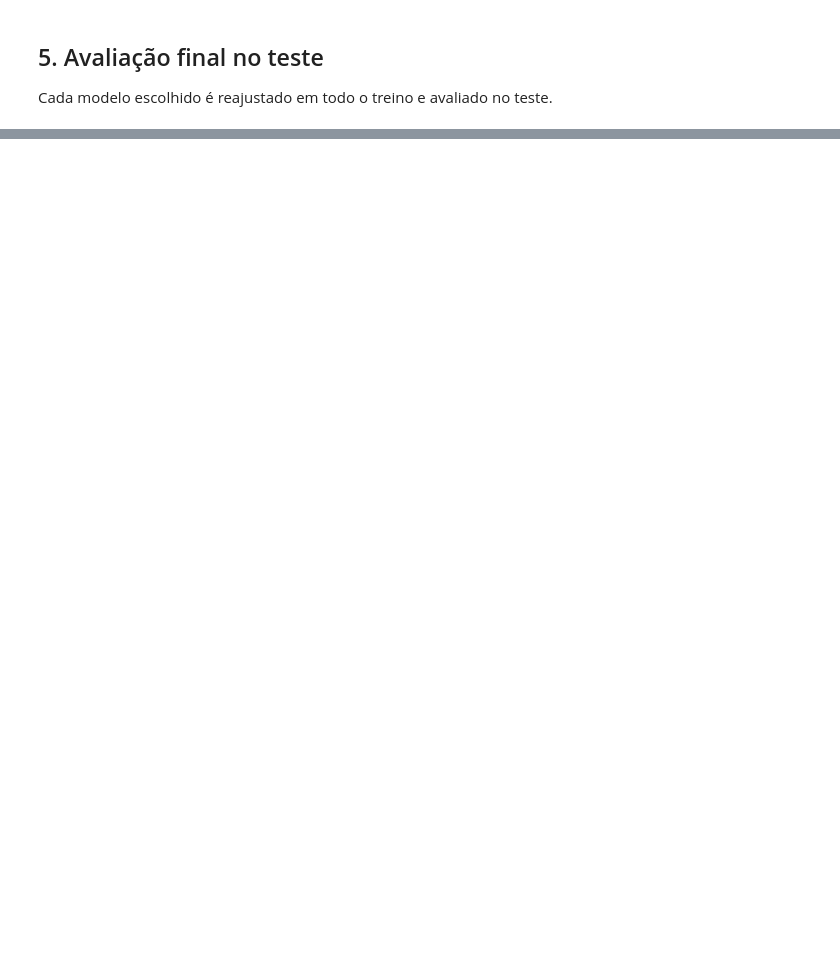
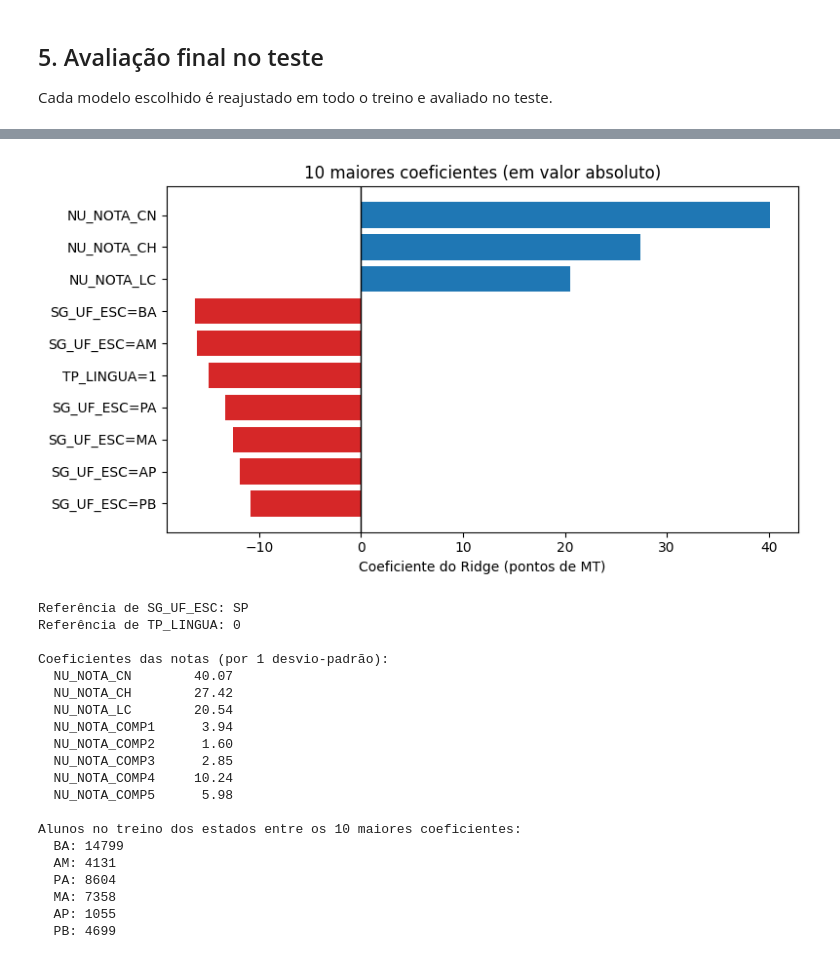
Before and after one commit to Machine-Learning-AV2/Pipeline_MachineLearning_AV2, a Jupyter notebook: regressão/regressao.ipynb, the cells around one changed output, grey strips where cells are left out. Saved outputs shown, nothing was run; the diff lists cells and outputs as text; code cells hidden in the pictures; blank space fills up the shorter version.

```diff
--- a/regressão/regressao.ipynb
+++ b/regressão/regressao.ipynb
@@ -348,19 +341,0 @@ No Lasso, a penalidade L1 pode zerar coeficientes, o que funciona como uma sele
-# %%
-coef = models["Ridge"].model.coeficientes[1:]   # models["Ridge"] is the Scaled wrapper and .model is the Ridge inside it; coeficientes[0] is the intercept, the others follow the order of feature_names
-print("10 largest coefficients (in absolute value):")
-for i in np.argsort(-np.abs(coef))[:10]: # indices of the coefficients sorted by decreasing absolute value; [:10] keeps the first 10
-	print(f"  {feature_names[i]:38s} {coef[i]:8.2f}")
-
-lasso_coef = models["Lasso"].model.coeficientes[1:]
-# lasso_coef == 0 is a boolean array, and np.sum counts the True values (True counts as 1)
-print(f"\nLasso: {np.sum(lasso_coef == 0)} of {lasso_coef.size} coefficients are exactly zero")
-for i in np.flatnonzero(lasso_coef == 0): # np.flatnonzero returns the indices of the True elements
-	print(f"  {feature_names[i]}")
-
-# Coefficients set to zero by the Lasso for each alpha, fitting on the whole training set (only to interpret, the choice of alpha was made above)
-is_state = np.array([name.startswith("SG_UF_ESC=") for name in feature_names]) # True for the columns that are state dummies
-print()
-print(f"Lasso: coefficients exactly zero, out of {len(feature_names)} ({is_state.sum()} of them are state dummies)")
-for a in (C_1, C_2, C_3, C_4, C_5, C_6):
-	zero = with_scaling(Lasso)(a).fit(X_train, ytr).model.coeficientes[1:] == 0
-	print(f"  alpha={a:<4} {zero.sum():2d} zeros, {zero[is_state].sum():2d} of them state dummies") # zero[is_state] keeps only the positions where is_state is True; :<4 aligns the text to the left in 4 characters
@@ -390,0 +385,51 @@ for a in (C_1, C_2, C_3, C_4, C_5, C_6):
+# %%
+ridge_coef = models["Ridge"].model.coeficientes[1:]       # [0] is the intercept
+top = np.argsort(-np.abs(ridge_coef))[:10][::-1]          # 10 largest in absolute value; reversed so the largest is drawn on top
+
+fig, ax = plt.subplots(figsize=(8, 4.5))
+ax.barh([feature_names[i] for i in top], ridge_coef[top],
+        color=["tab:blue" if ridge_coef[i] > 0 else "tab:red" for i in top])
+ax.axvline(0, color="k", lw=1)
+ax.set_xlabel("Coeficiente do Ridge (pontos de MT)")
+ax.set_title("10 maiores coeficientes (em valor absoluto)")
+plt.tight_layout()
+plt.show()
+
+# reference category of each variable (the most frequent in the training set)
+for c in Categorical:
+    values, counts = np.unique(get_column(train, c), return_counts=True)
+    print(f"Referência de {c}: {values[np.argmax(counts)]}")
+
+print("\nCoeficientes das notas (por 1 desvio-padrão):")
+for name, c in zip(Numeric, ridge_coef[:len(Numeric)]):
+    print(f"  {name:15s} {c:7.2f}")
+
+# how many training students each state among the top-10 coefficients has
+uf_col = get_column(train, "SG_UF_ESC")
+print("\nAlunos no treino dos estados entre os 10 maiores coeficientes:")
+for i in top[::-1]:
+    if feature_names[i].startswith("SG_UF_ESC="):
+        uf = feature_names[i].split("=")[1]
+        print(f"  {uf}: {int(np.sum(uf_col == uf))}")
+# %% [output]
+[figure, added]
+Referência de SG_UF_ESC: SP
+Referência de TP_LINGUA: 0
+
+Coeficientes das notas (por 1 desvio-padrão):
+  NU_NOTA_CN        40.07
+  NU_NOTA_CH        27.42
+  NU_NOTA_LC        20.54
+  NU_NOTA_COMP1      3.94
+  NU_NOTA_COMP2      1.60
+  NU_NOTA_COMP3      2.85
+  NU_NOTA_COMP4     10.24
+  NU_NOTA_COMP5      5.98
+
+Alunos no treino dos estados entre os 10 maiores coeficientes:
+  BA: 14799
+  AM: 4131
+  PA: 8604
+  MA: 7358
+  AP: 1055
+  PB: 4699
```
Also changed, not shown: parts of 17 cells of this notebook.
